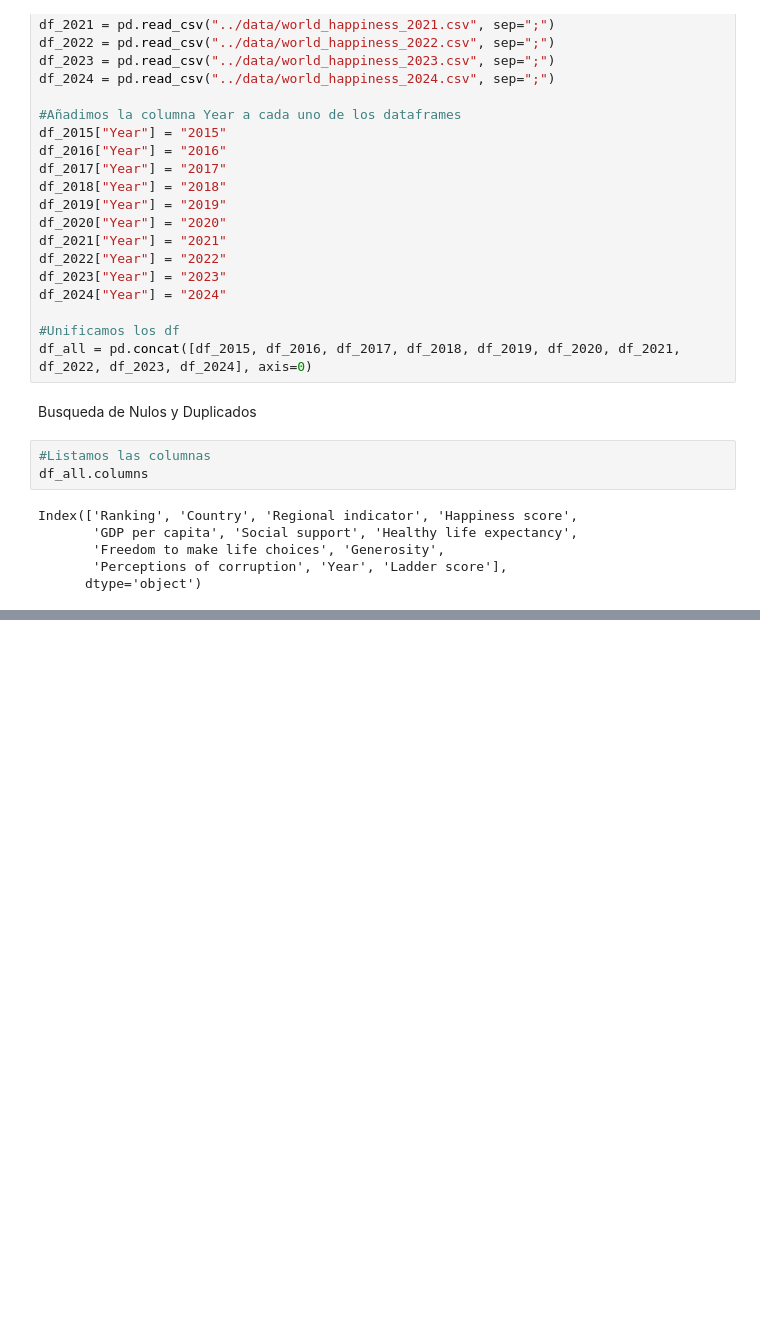
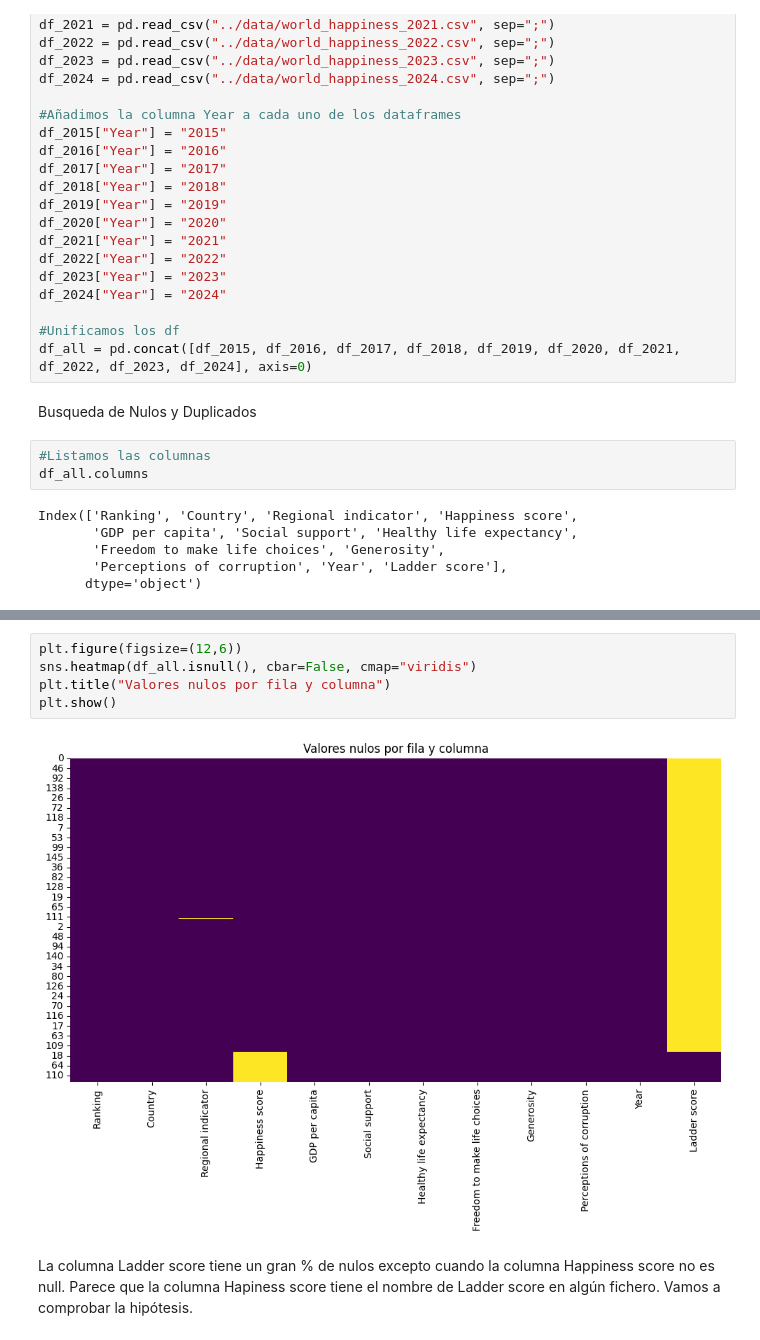
Before and after one commit to atrigueroshol/felicidad_mundial_2015_2024, a Jupyter notebook: src/exploration.ipynb, the cells around one changed output, grey strips where cells are left out. Saved outputs shown, nothing was run; the diff lists cells and outputs as text; blank space fills up the shorter version.

Commit message:
Analisis Nulos y tranformacion Ladder Score 2024

```diff
--- a/src/exploration.ipynb
+++ b/src/exploration.ipynb
@@ -48,0 +59,9 @@ Index(['Ranking', 'Country', 'Regional indicator', 'Happiness score',
+# %%
+plt.figure(figsize=(12,6))
+sns.heatmap(df_all.isnull(), cbar=False, cmap="viridis")
+plt.title("Valores nulos por fila y columna")
+plt.show()
+# %% [output]
+[figure, added]
+# %% [markdown]
+La columna Ladder score tiene un gran % de nulos excepto cuando la columna Happiness score no es null. Parece que la columna Hapiness score tiene el nombre de Ladder score en algún fichero. Vamos a comprobar la hipótesis.
```
Also changed, not shown: parts of 7 cells of this notebook, 1 other file.
